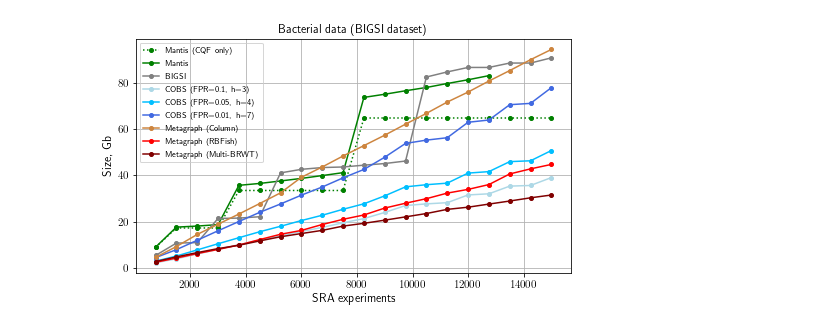
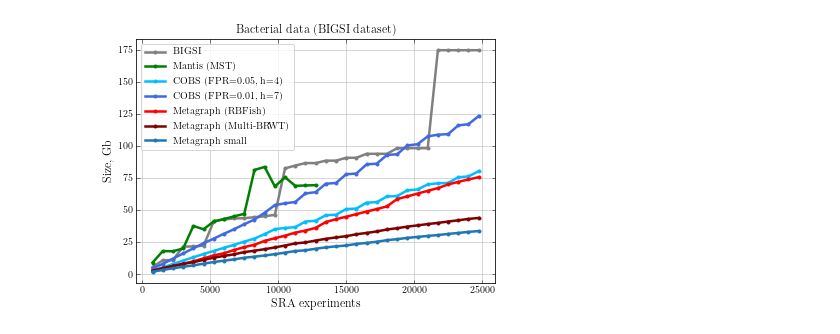
Before and after one commit to ratschlab/metagraph, a Jupyter notebook: projects/BIGSI/scalability.ipynb, the cells around one changed output. Saved outputs shown, nothing was run; the diff lists cells and outputs as text; code cells hidden in the pictures.

Commit message:
updated plots

```diff
--- a/projects/BIGSI/scalability.ipynb
+++ b/projects/BIGSI/scalability.ipynb
@@ -67,16 +93,19 @@ results.shape[0]
 # %%
 bloom_size = []
 
-for i in range(750, 15001, 750):
+for i in range(750, 24751, 750):
     files = !cat subsets/files_{i}.txt
     ids = [f.split('/')[-1].split('.')[0] for f in files]
-    bloom_size.append(sum([os.path.getsize(DIR + 'bigsi/bloom/{}.bloom'.format(x)) for x in ids]))
+    try:
+        bloom_size.append(sum([os.path.getsize(DIR + 'bigsi/bloom/{}.bloom'.format(x)) for x in ids]))
+    except:
+        bloom_size.append(np.nan)
 
 results['bigsi_bloom'] = bloom_size
 # %%
 bigsi_size = []
 
-for i in range(750, 15001, 750):
+for i in range(750, 24751, 750):
     try:
         bigsi_size.append(os.path.getsize(DIR + 'bigsi/subsets/index_{}/combined-index'.format(i)))
     except:
@@ -125,8 +156,8 @@ results['mantis_index'] = mantis_size
 results['mantis_rrr'] = mantis_rrr_size
 results['mantis_mst'] = mantis_mst_size
 # %%
-results.loc[range(17, 20), 'mantis_rrr'] = np.nan
-results.loc[range(17, 20), 'mantis_mst'] = np.nan
+#results.loc[range(17, 20), 'mantis_rrr'] = np.nan
+#results.loc[range(17, 20), 'mantis_mst'] = np.nan
 # %%
 width = 3.487 * 1.5 * 1.3
 height = width / 1.618
@@ -219,6 +254,20 @@ plt.show()
 # %%
-width = 3.487 * 1.5 * 1.3
-height = width / 1.618
+width = 3.487 * 1.5 * 1.1
+height = width / 1.618 * 1.2
+
+plt.rc('font', family='serif')#, serif='Times')
+plt.rc('xtick', labelsize=10)
+plt.rc('ytick', labelsize=10)
+plt.rc('axes', labelsize=12)
+plt.rc('legend', fontsize=10)
+#plt.rcParams['mathtext.fontset'] = 'stix'
+#plt.rcParams['font.family'] = 'STIXGeneral'
+params = {
+'text.usetex': True,
+#'font.size': 15,
+#'text.latex.unicode': True
+}
+plt.rcParams.update(params)
 
 fig, axes = plt.subplots(1, 1, figsize=(width, height))
 #ax.set_title('RefSeq assembly graph')
@@ -229,59 +278,60 @@ fig, axes = plt.subplots(1, 1, figsize=(width, height))
 
 ax = axes
 
-lines = ax.plot(results.n_samples,
-                results.mantis_index / 10**9,
-                marker='o', ms=4, label='Mantis (CQF only)', linestyle=':', color='g')
+# lines = ax.plot(results.n_samples,
+#                 results.mantis_index / 10**9,
+#                 marker='o', ms=4, label='Mantis (CQF only)', linestyle=':', color='g')
+
+# ax.plot(results.n_samples,
+#         (results.mantis_index + results.mantis_rrr) / 10**9,
+#         marker='o', ms=4, label='Mantis', color=lines[0].get_color())
+
+ax.plot(results.n_samples, results.bigsi_db / 10**9,
+        marker='o', ms=3, linewidth=2.5, label='BIGSI', color='grey')
 
 ax.plot(results.n_samples,
-        (results.mantis_index + results.mantis_rrr) / 10**9,
-        marker='o', ms=4, label='Mantis', color=lines[0].get_color())
+        (results.mantis_index + results.mantis_mst) / 10**9,
+        marker='o', ms=3, linewidth=2.5, label='Mantis (MST)', color='g')
 
-
-ax.plot(results.n_samples, results.bigsi_db / 10**9,
-        marker='o', ms=4, label='BIGSI', color='grey')
-
-
-h, fpr = (3, 10)
-ax.plot(results.n_samples, results['cobs_h{}_fpr{}'.format(h, fpr)] / 10**9,
-        marker='o', ms=4, label='COBS (FPR={}, h={})'.format(fpr / 100, h), color='lightblue')
 h, fpr = (4, 5)
 ax.plot(results.n_samples, results['cobs_h{}_fpr{}'.format(h, fpr)] / 10**9,
-        marker='o', ms=4, label='COBS (FPR={}, h={})'.format(fpr / 100, h), color='deepskyblue')
+        marker='o', ms=3, linewidth=2.5, label='COBS (FPR={}, h={})'.format(fpr / 100, h), color='deepskyblue')
 h, fpr = (7, 1)
 ax.plot(results.n_samples, results['cobs_h{}_fpr{}'.format(h, fpr)] / 10**9,
-        marker='o', ms=4, label='COBS (FPR={}, h={})'.format(fpr / 100, h), color='royalblue')
-
-
-ax.plot(results.n_samples,
-        (results.graph + results.anno_column) / 10**9,
-        marker='o', ms=4, label='Metagraph (Column)', color='peru')
+        marker='o', ms=3, linewidth=2.5, label='COBS (FPR={}, h={})'.format(fpr / 100, h), color='royalblue')
 
 ax.plot(results.n_samples,
         (results.graph + results.anno_rbfish) / 10**9,
-        marker='o', ms=4, label='Metagraph (RBFish)', color='red')
+        marker='o', ms=3, linewidth=2.5, label='Metagraph (RBFish)', color='red')
 
 ax.plot(results.n_samples,
-        (results.graph + results.anno_brwt) / 10**9,
-        marker='o', ms=4, label='Metagraph (Multi-BRWT)', color='maroon')
+        (results.graph + results.anno_brwt_relaxed) / 10**9,
+        marker='o', ms=3, linewidth=2.5, label='Metagraph (Multi-BRWT)', color='maroon')
+
+ax.plot(results.n_samples,
+        (results.graph_small + results.anno_brwt_relaxed) / 10**9,
+        marker='o', ms=3, linewidth=2.5, label='Metagraph small')
 
 
 ax.set_title('Bacterial data (BIGSI dataset)')
 ax.set_xlabel('SRA experiments')
 ax.set_ylabel('Size, Gb')
+ax.tick_params(reset=True, direction='in', which='both', bottom=True, top=True, left=True, right=True, width=0.5)
+ax.grid(True, linewidth=0.5)
 #     ax.set_xlim([-1e9, 25e9])
 #ax.set_xticks(np.array(k_array))
-ax.grid(True)
 #     ax.legend(loc='best')
 
-legend = ax.legend(loc="best", fontsize=8)
-legend.get_frame().set_facecolor('none')
+legend = ax.legend(loc="best", fontsize=10)
+#legend.get_frame().set_facecolor('none')
+#ax.set_yscale('log')
 # plt.ylim([-5, 110])
+#plt.xlim([0, 50000])
 # axes[1].set_ylim([-1e-1, 75])
 # plt.yscale('symlog')
 
 plt.tight_layout()
 plt.savefig('graph_scalability.pdf', format='pdf', bbox_inches='tight')
 plt.show()
 # %% [output]
-[figure, old version]
+[figure, new version]
```
Also changed, not shown: parts of 9 cells of this notebook.
